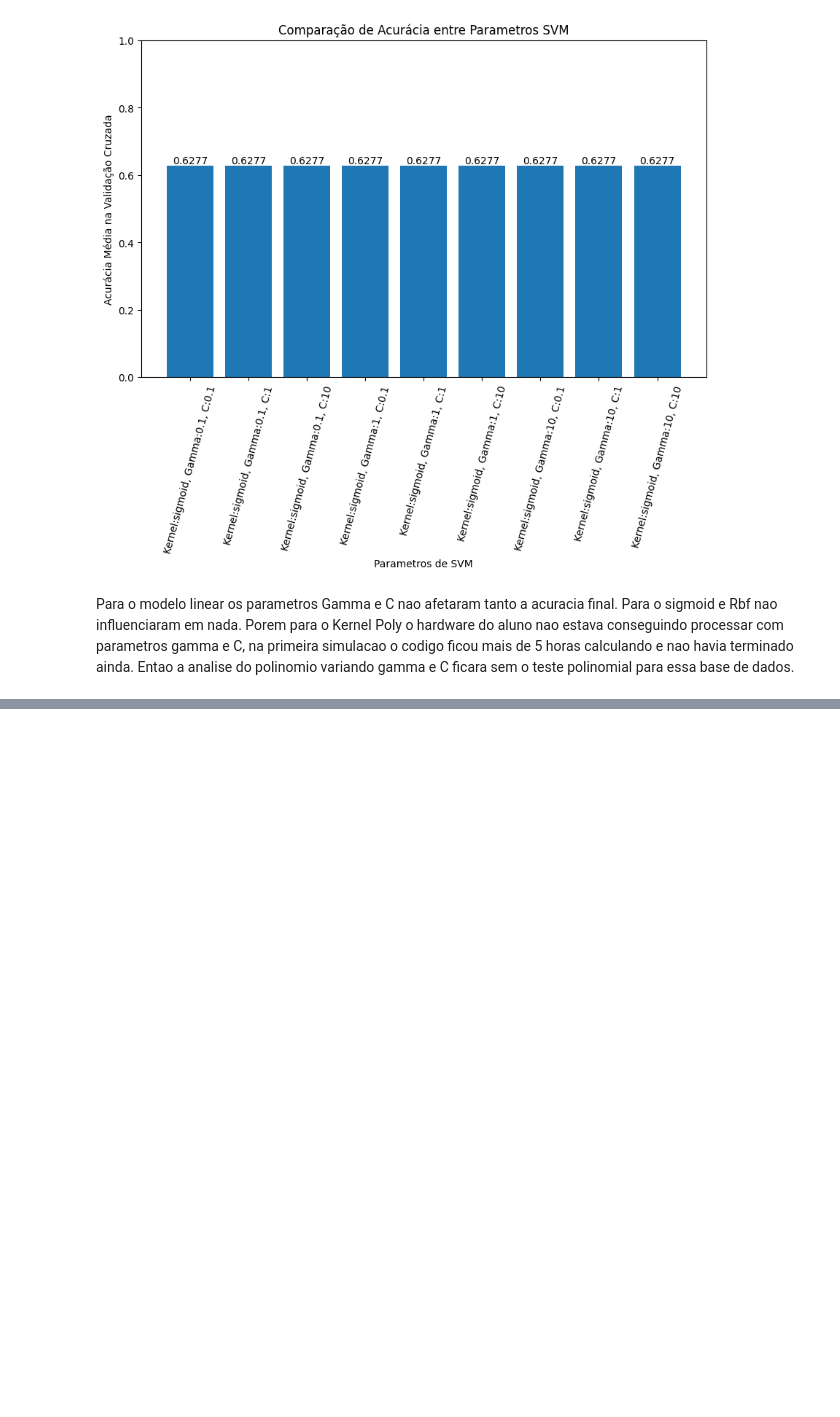
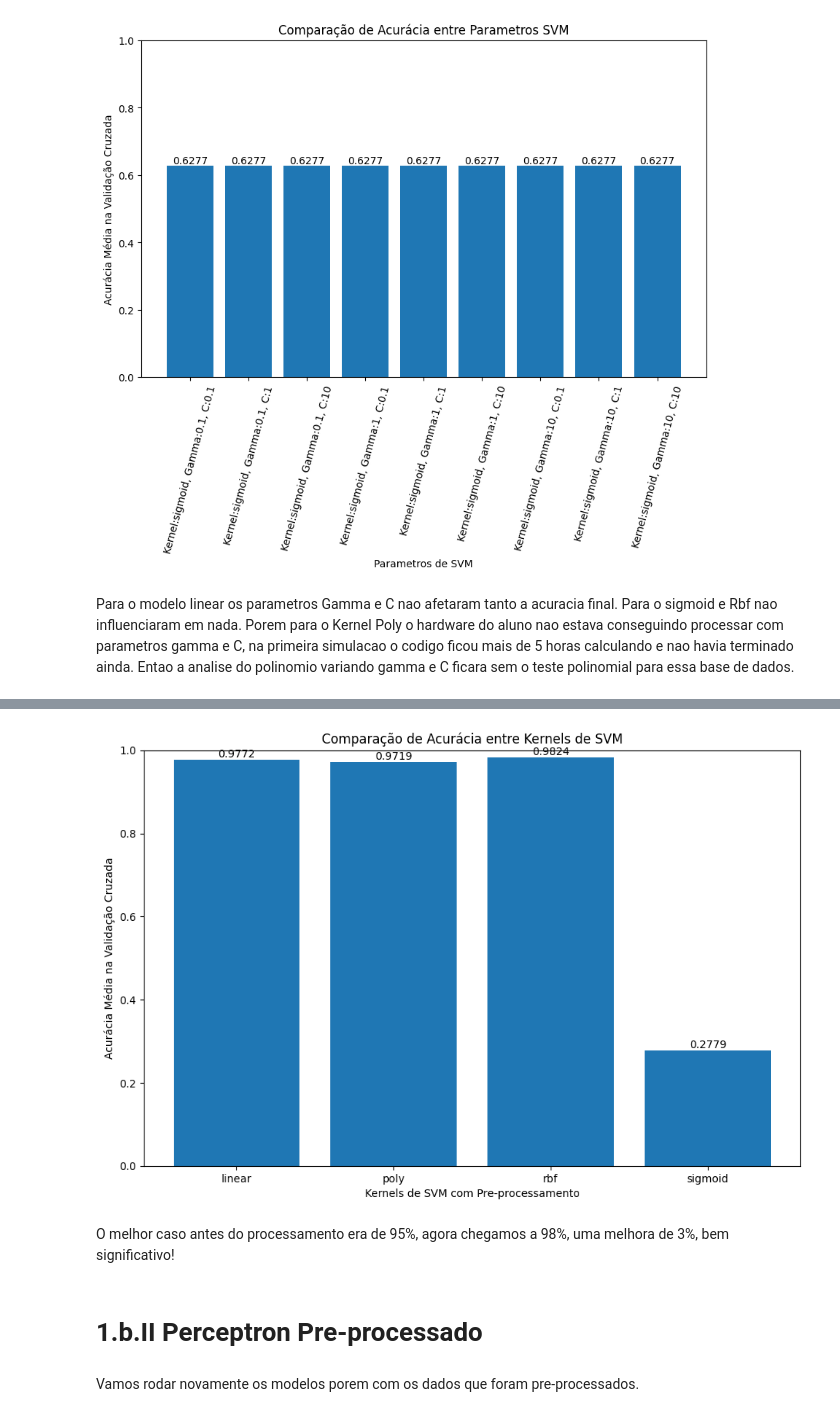
Before and after one commit to glaucofilho/CEDS808, a Jupyter notebook: Tarefas/Aula05/main.ipynb, the cells around one changed output, grey strips where cells are left out. Saved outputs shown, nothing was run; the diff lists cells and outputs as text; code cells hidden in the pictures; blank space fills up the shorter version.

```diff
--- a/Tarefas/Aula05/main.ipynb
+++ b/Tarefas/Aula05/main.ipynb
@@ -289,0 +576,4 @@ Para o modelo linear os parametros Gamma e C nao afetaram tanto a acuracia final
+# %%
+scaler = MinMaxScaler()
+X_no_out_norma = scaler.fit_transform(X)
+X_no_out_norma = pd.DataFrame(X_no_out_norma)
@@ -289,0 +586,17 @@ Para o modelo linear os parametros Gamma e C nao afetaram tanto a acuracia final
+# %%
+SVM_kernels = ["linear", "poly", "rbf", "sigmoid"]
+PRE_SVM_mean_accuracy = []
+for kernel in SVM_kernels:
+    print(f"Kernel = {kernel}")
+    svm_classifier = SVC(kernel=kernel)
+    acuracias = []
+    kf = KFold(n_splits=5)
+    for train_index, test_index in kf.split(X_no_out_norma):
+        X_train , X_test = X_no_out_norma.iloc[train_index], X_no_out_norma.iloc[test_index]
+        y_train , y_test = y.iloc[train_index], y.iloc[test_index]
+        svm_classifier.fit(X_train,np.ravel(y_train))
+        accuracy = svm_classifier.score(X_test, np.ravel(y_test))
+        acuracias.append(accuracy)
+    acuracia_media = np.mean(acuracias)
+    PRE_SVM_mean_accuracy.append(acuracia_media)
+    print(f"Mean Accuracy at 5 folds = {acuracia_media}\n")
@@ -289,0 +615,19 @@ Para o modelo linear os parametros Gamma e C nao afetaram tanto a acuracia final
+# %%
+plt.figure(figsize=(11, 7))
+bars =plt.bar(SVM_kernels, PRE_SVM_mean_accuracy)
+plt.xlabel('Kernels de SVM com Pre-processamento')
+plt.ylabel('Acurácia Média na Validação Cruzada')
+plt.title('Comparação de Acurácia entre Kernels de SVM')
+plt.ylim(0, 1)
+for bar in bars:
+    yval = bar.get_height()
+    plt.text(bar.get_x() + bar.get_width()/2, yval, round(yval, 4), va='bottom', ha='center')
+plt.show()
+# %% [output]
+[figure, added]
+# %% [markdown]
+O melhor caso antes do processamento era de 95%, agora chegamos a 98%, uma melhora de 3%, bem significativo!
+# %% [markdown]
+# <a id="preperceptron"></a> 1.b.II Perceptron Pre-processado
+# %% [markdown]
+Vamos rodar novamente os modelos porem com os dados que foram pre-processados.
```
Also changed, not shown: parts of 42 cells of this notebook, 1 other file.
